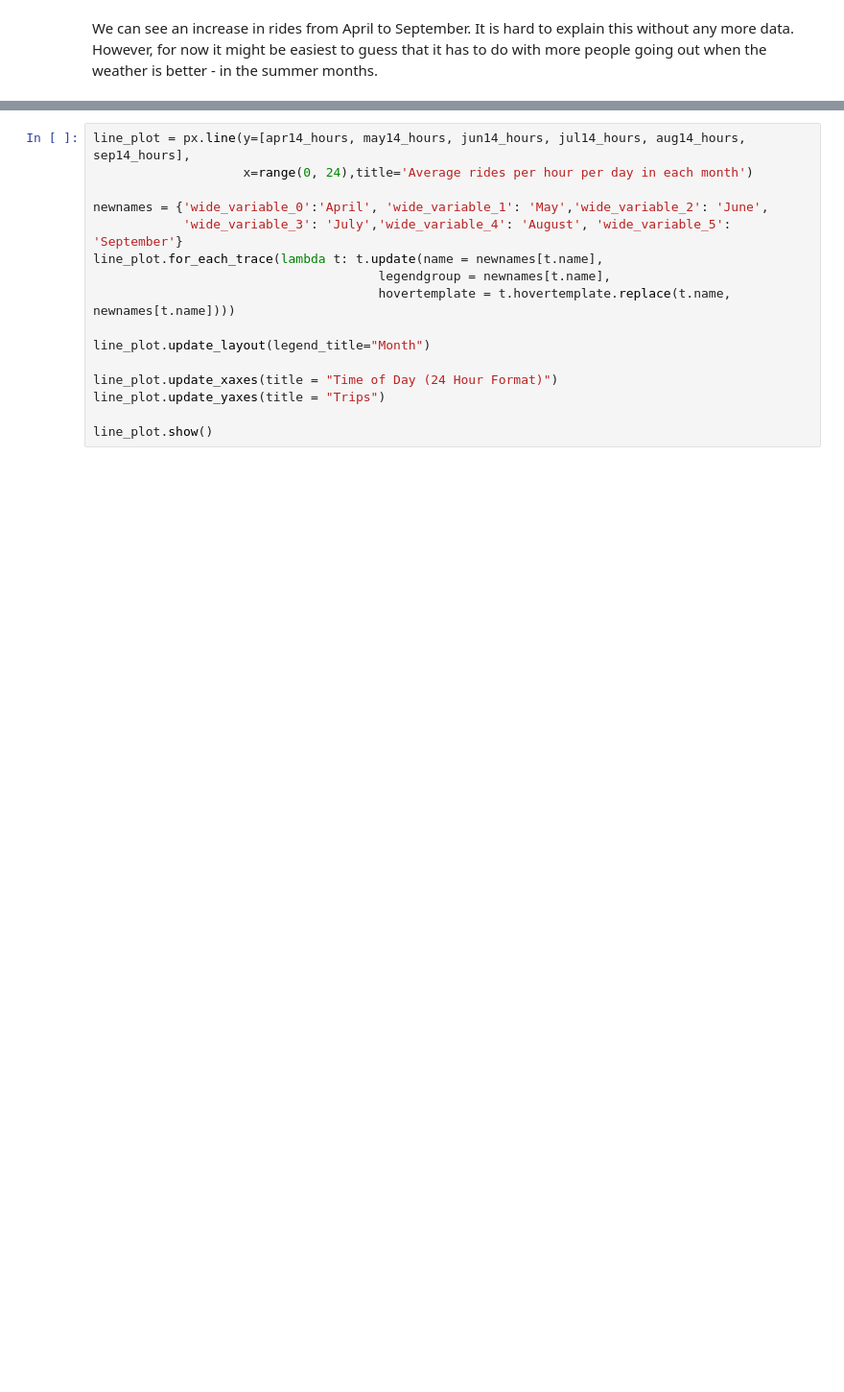
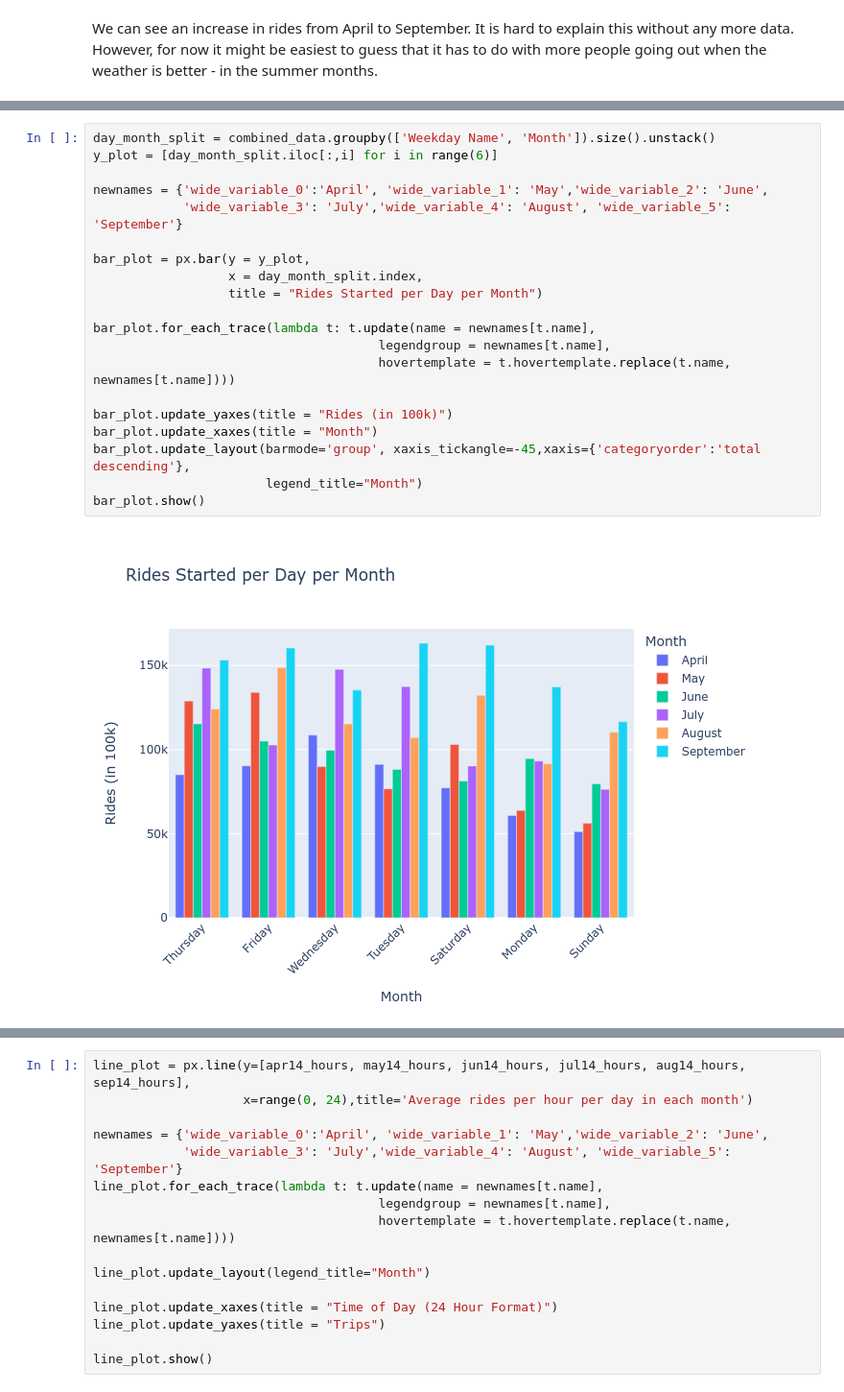
Before and after one commit to FabianBong/Uber-Pick-Ups-In-New-York, a Jupyter notebook: Code/Uber.ipynb, the cells around one changed output, grey strips where cells are left out. Shown at 96% size. Drawn from its saved outputs; the diff is of its cells as text; blank space fills up the shorter version.

```diff
--- a/Code/Uber.ipynb
+++ b/Code/Uber.ipynb
@@ -43,0 +100,22 @@ Next, it seems like a good idea to gain an overview of the time when the trips o
+# %%
+day_month_split = combined_data.groupby(['Weekday Name', 'Month']).size().unstack()
+y_plot = [day_month_split.iloc[:,i] for i in range(6)]
+
+newnames = {'wide_variable_0':'April', 'wide_variable_1': 'May','wide_variable_2': 'June',
+            'wide_variable_3': 'July','wide_variable_4': 'August', 'wide_variable_5': 'September'}
+
+bar_plot = px.bar(y = y_plot,
+                  x = day_month_split.index,
+                  title = "Rides Started per Day per Month")
+
+bar_plot.for_each_trace(lambda t: t.update(name = newnames[t.name],
+                                      legendgroup = newnames[t.name],
+                                      hovertemplate = t.hovertemplate.replace(t.name, newnames[t.name])))
+
+bar_plot.update_yaxes(title = "Rides (in 100k)")
+bar_plot.update_xaxes(title = "Month")
+bar_plot.update_layout(barmode='group', xaxis_tickangle=-45,xaxis={'categoryorder':'total descending'},
+                       legend_title="Month")
+bar_plot.show()
+# %% [output]
+[figure, added]
```
Also changed, not shown: parts of 25 cells of this notebook.
